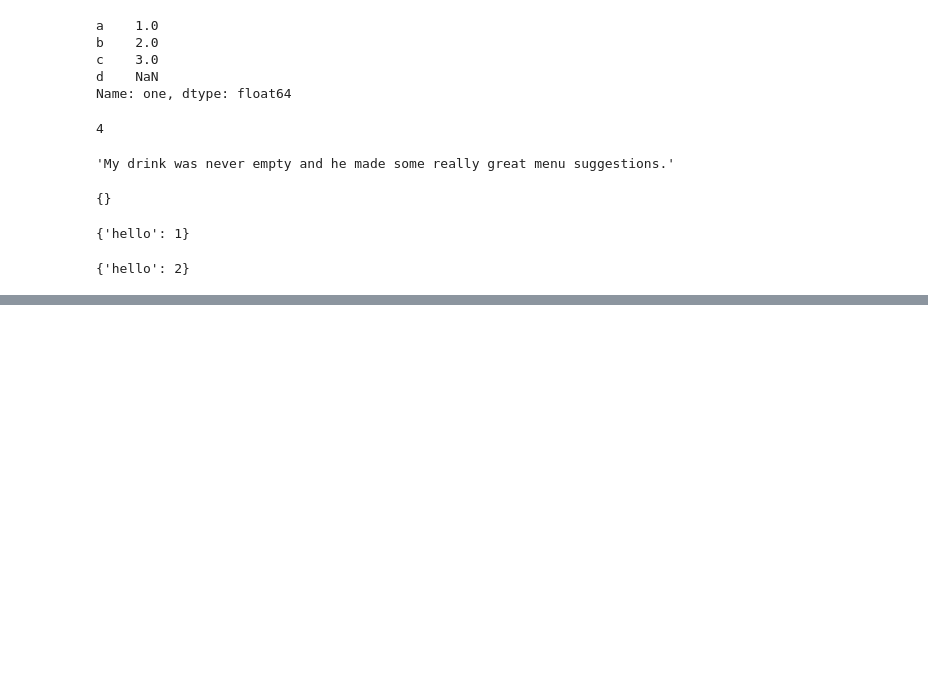
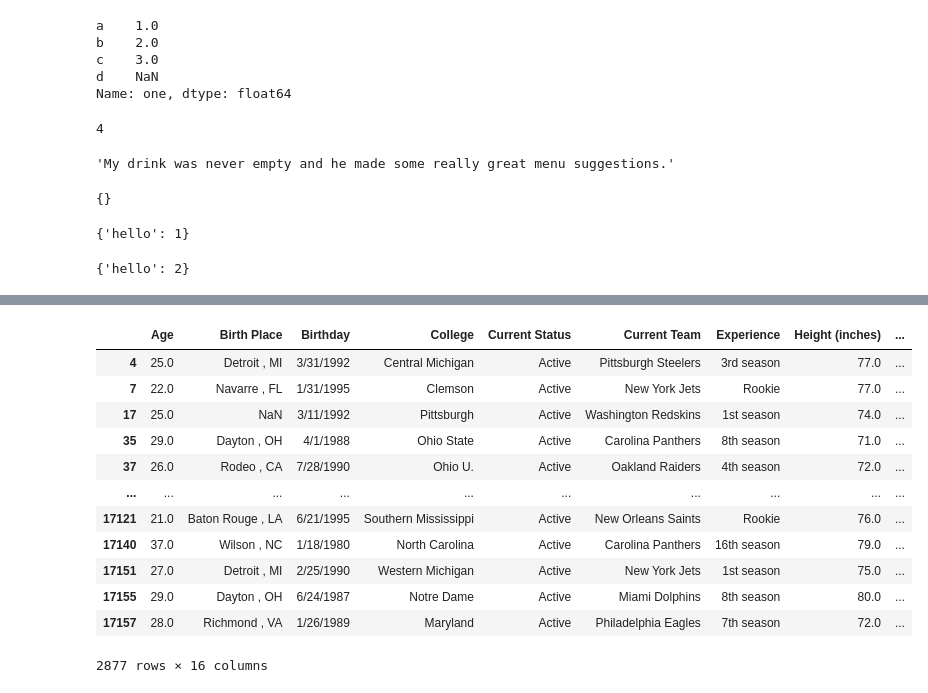
Before and after one commit to mk-imagine/aistaars, a Jupyter notebook: jupyternotebooks/noodling.ipynb, the cells around one changed output, grey strips where cells are left out. Cells and saved outputs as stored; diff of their text form; code cells hidden in the pictures; blank space fills up the shorter version.

```diff
--- a/jupyternotebooks/noodling.ipynb
+++ b/jupyternotebooks/noodling.ipynb
@@ -149,0 +216,16 @@ my_dict
+# %%
+bdf
+# %% [output]
+|  | Age | Birth Place | Birthday | College | Current Status | Current Team | Experience | Height (inches) | ... |
+| 4 | 25.0 | Detroit , MI | 3/31/1992 | Central Michigan | Active | Pittsburgh Steelers | 3rd season | 77.0 | ... |
+| 7 | 22.0 | Navarre , FL | 1/31/1995 | Clemson | Active | New York Jets | Rookie | 77.0 | ... |
+| 17 | 25.0 | NaN | 3/11/1992 | Pittsburgh | Active | Washington Redskins | 1st season | 74.0 | ... |
+| 35 | 29.0 | Dayton , OH | 4/1/1988 | Ohio State | Active | Carolina Panthers | 8th season | 71.0 | ... |
+| 37 | 26.0 | Rodeo , CA | 7/28/1990 | Ohio U. | Active | Oakland Raiders | 4th season | 72.0 | ... |
+| ... | ... | ... | ... | ... | ... | ... | ... | ... | ... |
+| 17121 | 21.0 | Baton Rouge , LA | 6/21/1995 | Southern Mississippi | Active | New Orleans Saints | Rookie | 76.0 | ... |
+| 17140 | 37.0 | Wilson , NC | 1/18/1980 | North Carolina | Active | Carolina Panthers | 16th season | 79.0 | ... |
+| 17151 | 27.0 | Detroit , MI | 2/25/1990 | Western Michigan | Active | New York Jets | 1st season | 75.0 | ... |
+| 17155 | 29.0 | Dayton , OH | 6/24/1987 | Notre Dame | Active | Miami Dolphins | 8th season | 80.0 | ... |
+| 17157 | 28.0 | Richmond , VA | 1/26/1989 | Maryland | Active | Philadelphia Eagles | 7th season | 72.0 | ... |
+2877 rows × 16 columns
```
Also changed, not shown: parts of 21 cells of this notebook, 28 other files.
